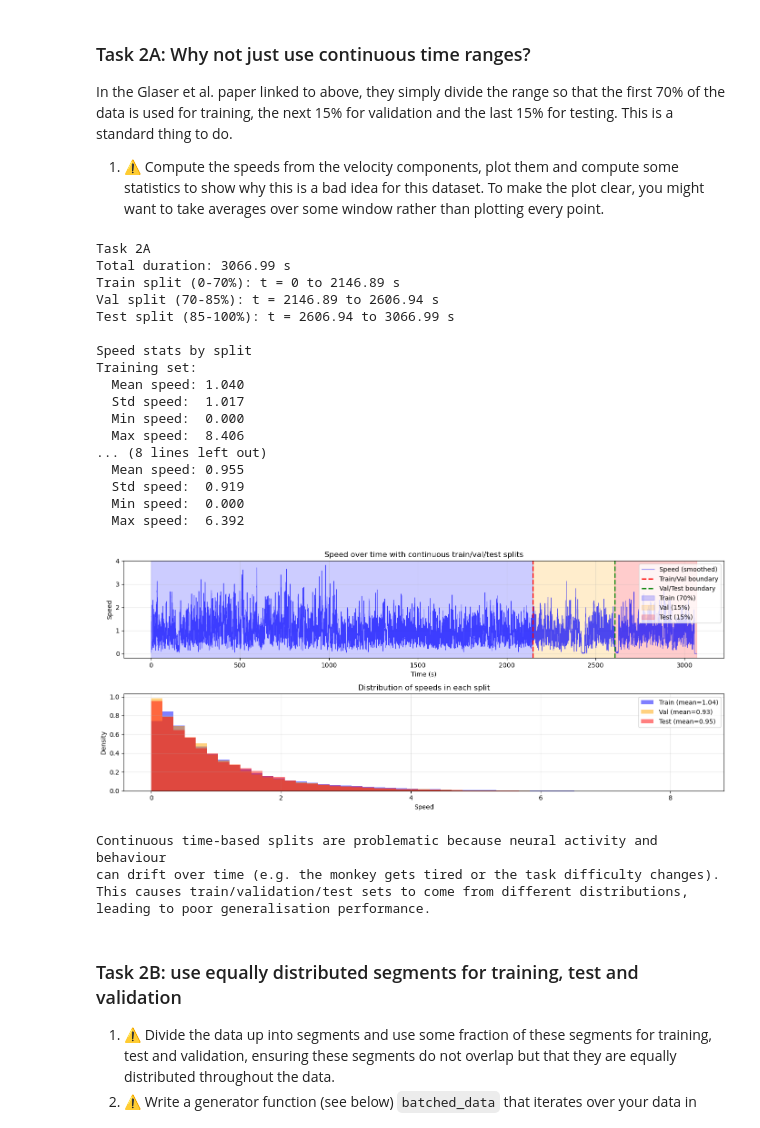
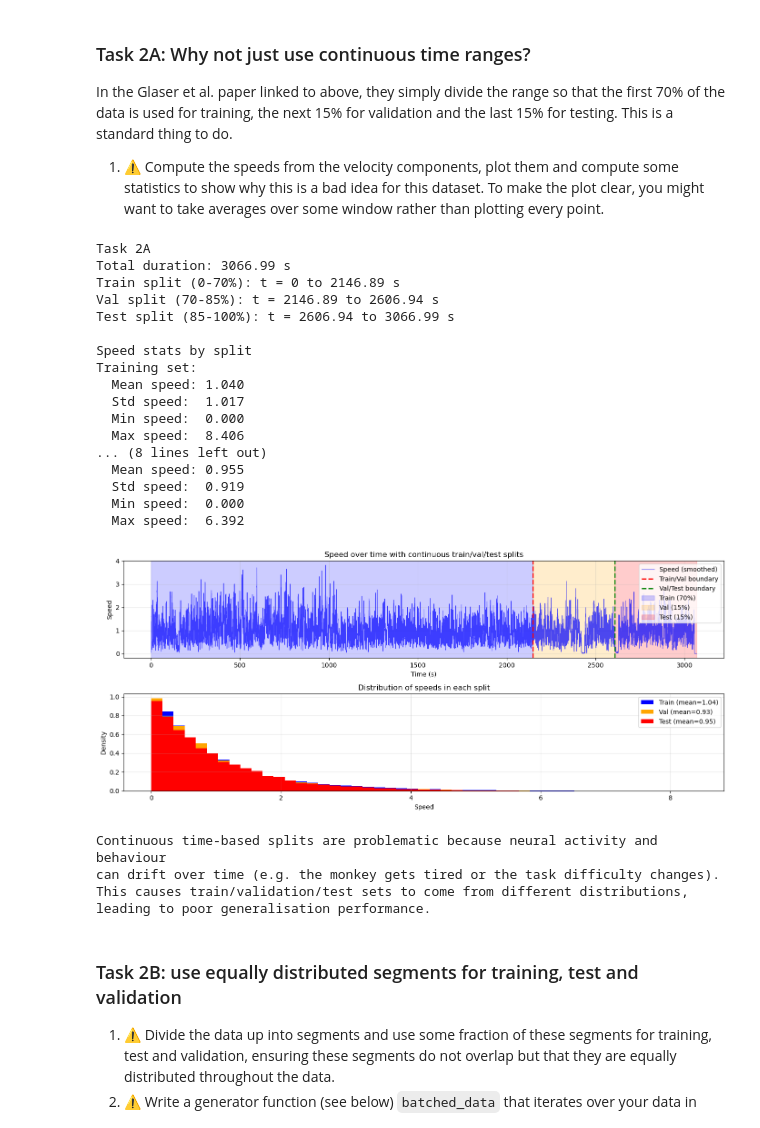
Before and after one commit to Dorijan9/Neuro4ML-coursework, a Jupyter notebook: cw-decoding_final.ipynb, the cells around one changed output. Drawn from its saved outputs; the diff is of its cells as text; code cells hidden in the pictures.

```diff
--- a/cw-decoding_final.ipynb
+++ b/cw-decoding_final.ipynb
@@ -413,41 +413,41 @@ plt.grid(True, alpha=0.3)
 # histogram of speeds in each split
 ax2 = plt.subplot(212)
 bins = np.linspace(0, speed.max(), 50)
-plt.hist(speed_train, bins=bins, alpha=0.5, label=f'Train (mean={speed_train.mean():.2f})', color='blue', density=True)
-plt.hist(speed_val, bins=bins, alpha=0.5, label=f'Val (mean={speed_val.mean():.2f})', color='orange', density=True)
-plt.hist(speed_test, bins=bins, alpha=0.5, label=f'Test (mean={speed_test.mean():.2f})', color='red', density=True)
+plt.hist(speed_train, bins=bins, alpha=1, label=f'Train (mean={speed_train.mean():.2f})', color='blue', density=True)
+plt.hist(speed_val, bins=bins, alpha=1, label=f'Val (mean={speed_val.mean():.2f})', color='orange', density=True)
+plt.hist(speed_test, bins=bins, alpha=1, label=f'Test (mean={speed_test.mean():.2f})', color='red', density=True)
 plt.xlabel('Speed')
 plt.ylabel('Density')
 plt.title('Distribution of speeds in each split')
 plt.legend(loc='best')
 plt.grid(True, alpha=0.3)
 
 plt.tight_layout()
 plt.show()
 
 print("Continuous time-based splits are problematic because neural activity and behaviour")
 print("can drift over time (e.g. the monkey gets tired or the task difficulty changes).")
 print("This causes train/validation/test sets to come from different distributions,")
 print("leading to poor generalisation performance.")
 # %% [output]
 Task 2A
 Total duration: 3066.99 s
 Train split (0-70%): t = 0 to 2146.89 s
 Val split (70-85%): t = 2146.89 to 2606.94 s
 Test split (85-100%): t = 2606.94 to 3066.99 s
 
 Speed stats by split
 Training set:
   Mean speed: 1.040
   Std speed:  1.017
   Min speed:  0.000
   Max speed:  8.406
 ... (8 lines left out)
   Mean speed: 0.955
   Std speed:  0.919
   Min speed:  0.000
   Max speed:  6.392
-[figure, old version]
+[figure, new version]
 Continuous time-based splits are problematic because neural activity and behaviour
 can drift over time (e.g. the monkey gets tired or the task difficulty changes).
 This causes train/validation/test sets to come from different distributions,
```
